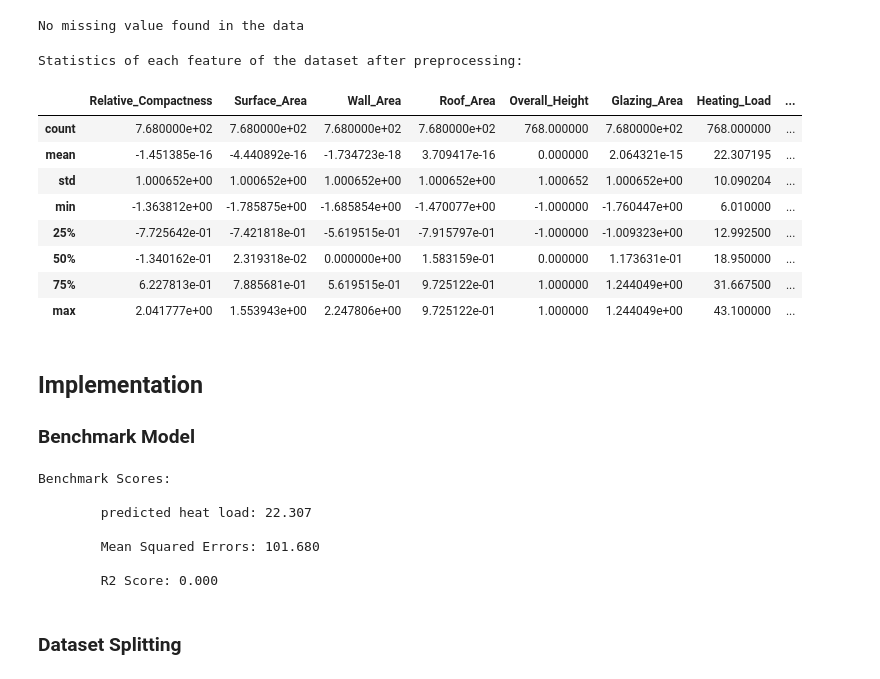
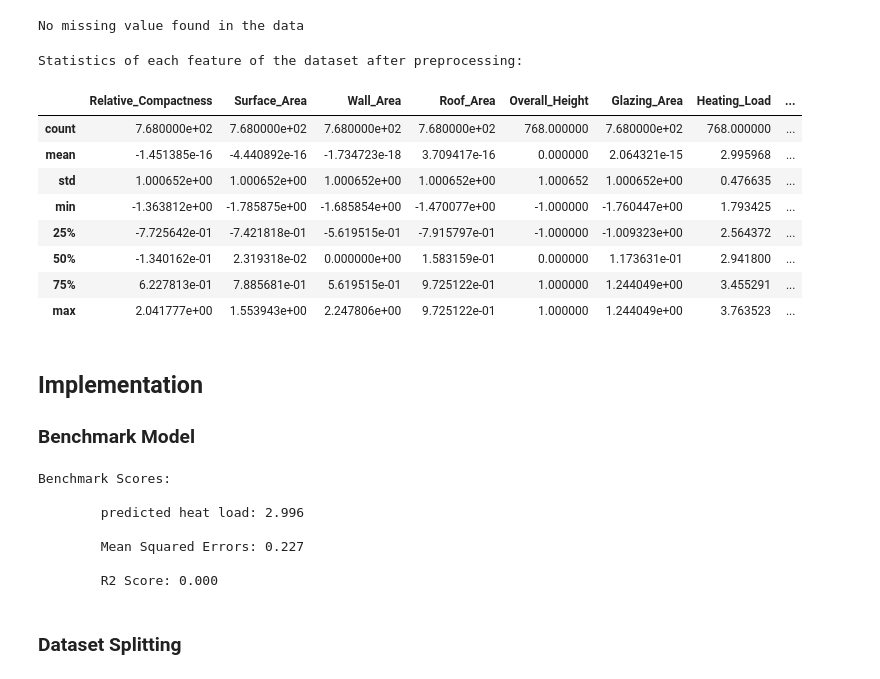
Before and after one commit to sammykyu/Energy-Efficiency-Prediction, a Jupyter notebook: HeatingLoadPrediction.ipynb, the cells around one changed output. Cells and saved outputs as stored; diff of their text form; code cells hidden in the pictures.

```diff
--- a/HeatingLoadPrediction.ipynb
+++ b/HeatingLoadPrediction.ipynb
@@ -42,7 +42,7 @@ data_raw = data_raw.rename(index=str, columns={
     'X5':'Overall_Height',
     'X6':'Orientation',
     'X7':'Glazing_Area',
-    'X8':'GA_Distribution', # Glazing area distribution
+    'X8':'Glazing_Dist', # Glazing area distribution
     'Y1':'Heating_Load',
     'Y2':'Cooling_Load'})
 
@@ -131,28 +131,28 @@ data[numerical] = scaler.fit_transform(data_raw[numerical])
 import numpy as np
 
 # TODO: figure out why log transform the output variable
-#data['Heating_Load'] = data['Heating_Load'].apply(lambda x: np.log(x))
+data['Heating_Load'] = data['Heating_Load'].apply(lambda x: np.log(x))
 # %%
 ## Categorical Feature Encoding
 
-categorical = ['Orientation','GA_Distribution']
+categorical = ['Orientation','Glazing_Dist']
 # One-hot encode the 'features_raw' data using pandas.get_dummies()
 data = pd.get_dummies(data, columns = categorical)
 
 summary = data.describe()
 print("Statistics of each feature of the dataset after preprocessing:")
 display(summary)
 # %% [output]
 Statistics of each feature of the dataset after preprocessing:
 |  | Relative_Compactness | Surface_Area | Wall_Area | Roof_Area | Overall_Height | Glazing_Area | Heating_Load | ... |
 | count | 7.680000e+02 | 7.680000e+02 | 7.680000e+02 | 7.680000e+02 | 768.000000 | 7.680000e+02 | 768.000000 | ... |
-| mean | -1.451385e-16 | -4.440892e-16 | -1.734723e-18 | 3.709417e-16 | 0.000000 | 2.064321e-15 | 22.307195 | ... |
-| std | 1.000652e+00 | 1.000652e+00 | 1.000652e+00 | 1.000652e+00 | 1.000652 | 1.000652e+00 | 10.090204 | ... |
-| min | -1.363812e+00 | -1.785875e+00 | -1.685854e+00 | -1.470077e+00 | -1.000000 | -1.760447e+00 | 6.010000 | ... |
-| 25% | -7.725642e-01 | -7.421818e-01 | -5.619515e-01 | -7.915797e-01 | -1.000000 | -1.009323e+00 | 12.992500 | ... |
-| 50% | -1.340162e-01 | 2.319318e-02 | 0.000000e+00 | 1.583159e-01 | 0.000000 | 1.173631e-01 | 18.950000 | ... |
-| 75% | 6.227813e-01 | 7.885681e-01 | 5.619515e-01 | 9.725122e-01 | 1.000000 | 1.244049e+00 | 31.667500 | ... |
-| max | 2.041777e+00 | 1.553943e+00 | 2.247806e+00 | 9.725122e-01 | 1.000000 | 1.244049e+00 | 43.100000 | ... |
+| mean | -1.451385e-16 | -4.440892e-16 | -1.734723e-18 | 3.709417e-16 | 0.000000 | 2.064321e-15 | 2.995968 | ... |
+| std | 1.000652e+00 | 1.000652e+00 | 1.000652e+00 | 1.000652e+00 | 1.000652 | 1.000652e+00 | 0.476635 | ... |
+| min | -1.363812e+00 | -1.785875e+00 | -1.685854e+00 | -1.470077e+00 | -1.000000 | -1.760447e+00 | 1.793425 | ... |
+| 25% | -7.725642e-01 | -7.421818e-01 | -5.619515e-01 | -7.915797e-01 | -1.000000 | -1.009323e+00 | 2.564372 | ... |
+| 50% | -1.340162e-01 | 2.319318e-02 | 0.000000e+00 | 1.583159e-01 | 0.000000 | 1.173631e-01 | 2.941800 | ... |
+| 75% | 6.227813e-01 | 7.885681e-01 | 5.619515e-01 | 9.725122e-01 | 1.000000 | 1.244049e+00 | 3.455291 | ... |
+| max | 2.041777e+00 | 1.553943e+00 | 2.247806e+00 | 9.725122e-01 | 1.000000 | 1.244049e+00 | 3.763523 | ... |
 # %%
 # separate feature columns and output column
 output = data['Heating_Load']
@@ -179,9 +179,9 @@ print("\n\tR2 Score: {0:.3f}".format(r2_benchmark))
 # %% [output]
 Benchmark Scores:
 
-        predicted heat load: 22.307
+        predicted heat load: 2.996
 
-        Mean Squared Errors: 101.680
+        Mean Squared Errors: 0.227
 
         R2 Score: 0.000
 # %% [markdown]
```
Also changed, not shown: parts of 5 cells of this notebook, 1 other file.
